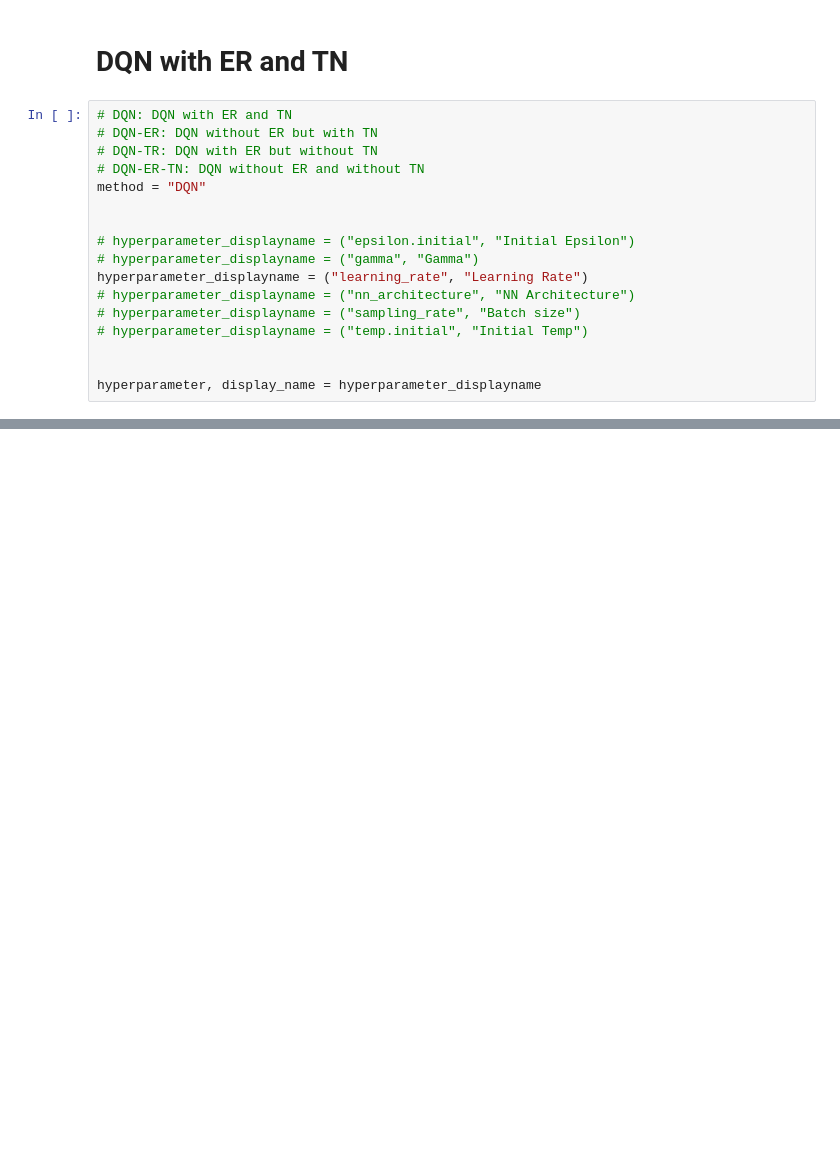
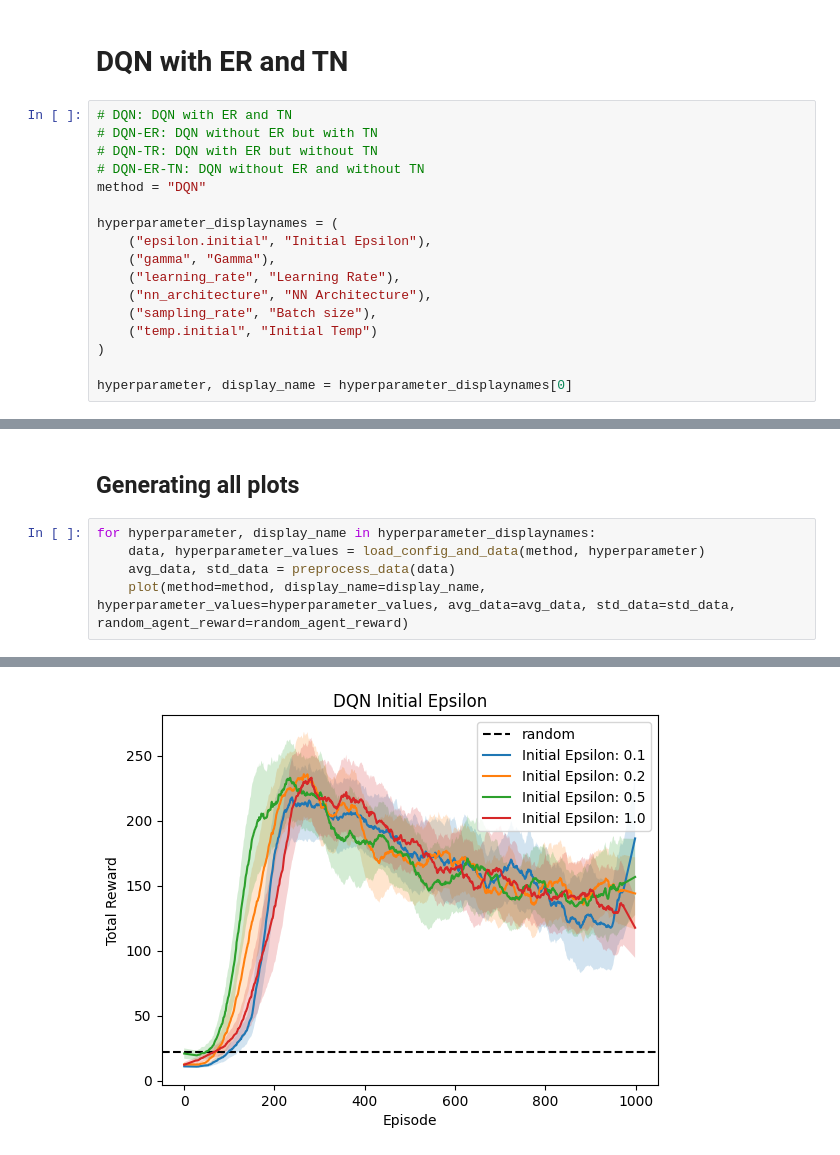
Before and after one commit to tomanci/RL_A2, a Jupyter notebook: plotting.ipynb, the cells around one changed output, grey strips where cells are left out. Cells and saved outputs as stored; diff of their text form; blank space fills up the shorter version.

Commit message:
generate all DQN plots

```diff
--- a/plotting.ipynb
+++ b/plotting.ipynb
@@ -100,16 +101,16 @@ Average reward of a random agent 22.4
 # DQN-ER-TN: DQN without ER and without TN
 method = "DQN"
 
+hyperparameter_displaynames = (
+    ("epsilon.initial", "Initial Epsilon"),
+    ("gamma", "Gamma"),
+    ("learning_rate", "Learning Rate"),
+    ("nn_architecture", "NN Architecture"),
+    ("sampling_rate", "Batch size"),
+    ("temp.initial", "Initial Temp")
+)
 
-# hyperparameter_displayname = ("epsilon.initial", "Initial Epsilon")
-# hyperparameter_displayname = ("gamma", "Gamma")
-hyperparameter_displayname = ("learning_rate", "Learning Rate")
-# hyperparameter_displayname = ("nn_architecture", "NN Architecture")
-# hyperparameter_displayname = ("sampling_rate", "Batch size")
-# hyperparameter_displayname = ("temp.initial", "Initial Temp")
-
-
-hyperparameter, display_name = hyperparameter_displayname
+hyperparameter, display_name = hyperparameter_displaynames[0]
 # %%
 data, hyperparameter_values = load_config_and_data(method, hyperparameter)
 print("Data shape", data.shape)
@@ -135,0 +135,8 @@ plot(method=method, display_name=display_name, hyperparameter_values=hyperparame
+# %% [markdown]
+## Generating all plots
+# %%
+for hyperparameter, display_name in hyperparameter_displaynames:
+    data, hyperparameter_values = load_config_and_data(method, hyperparameter)
+    avg_data, std_data = preprocess_data(data)
+    plot(method=method, display_name=display_name, hyperparameter_values=hyperparameter_values, avg_data=avg_data, std_data=std_data, random_agent_reward=random_agent_reward)
+# %% [output]
@@ -135,0 +160 @@ plot(method=method, display_name=display_name, hyperparameter_values=hyperparame
+[figure, added]
```
Also changed, not shown: parts of 4 cells of this notebook, 7 other files.
